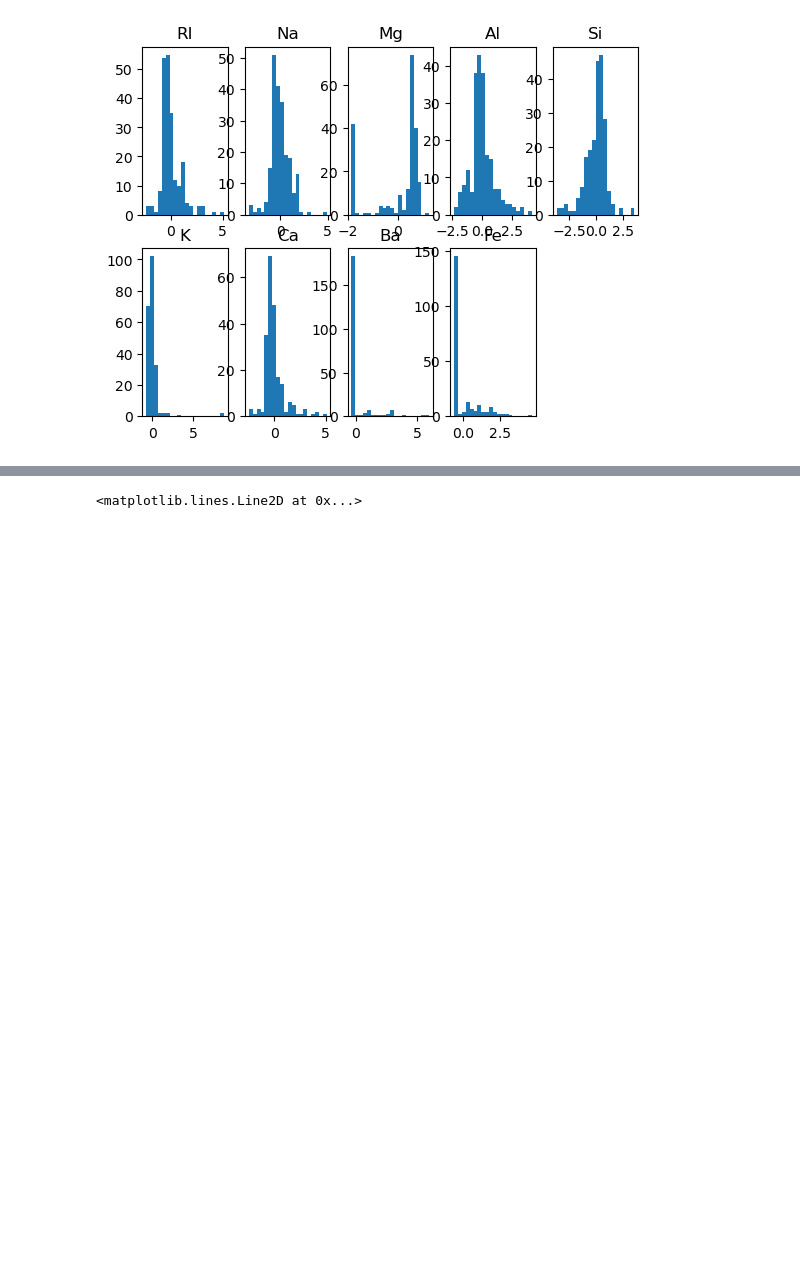
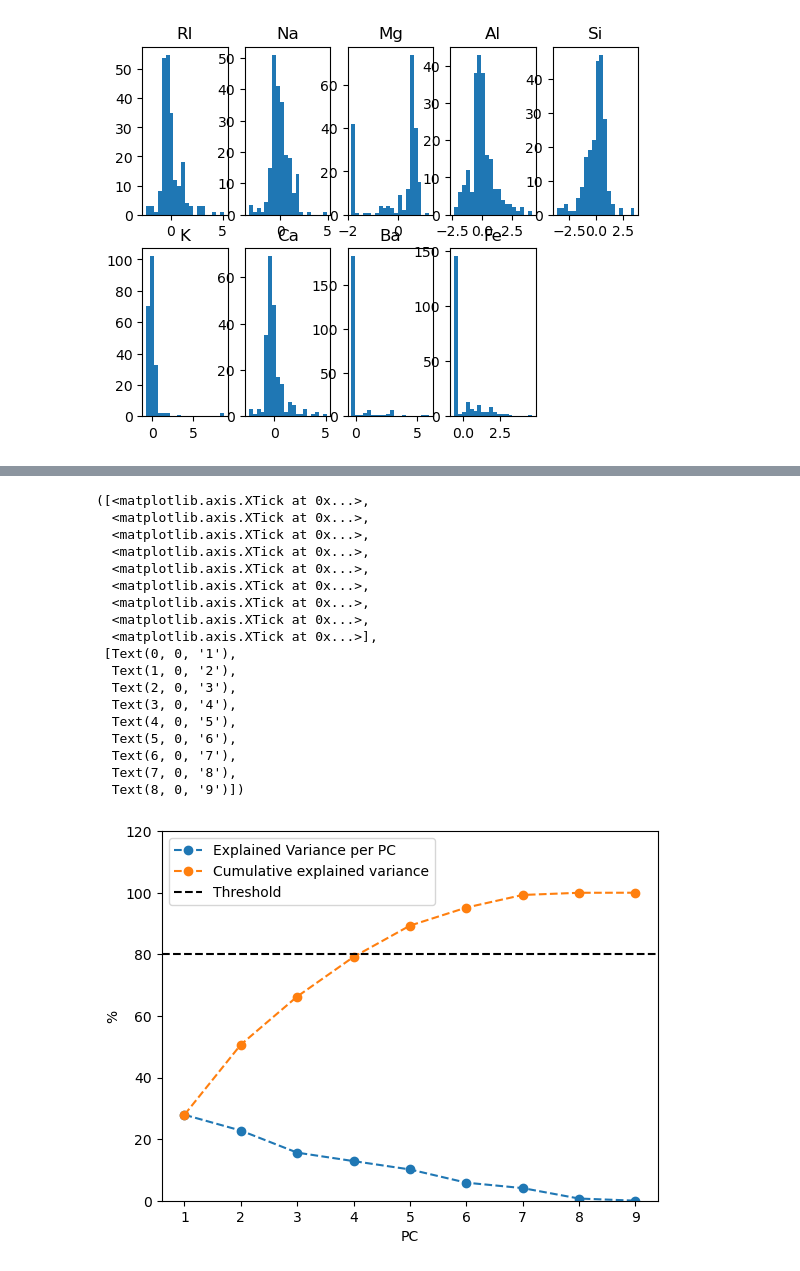
Before and after one commit to Magdk01/MLDM-Assignment-1, a Jupyter notebook: PCA.ipynb, the cells around one changed output, grey strips where cells are left out. Saved outputs shown, nothing was run; the diff lists cells and outputs as text; code cells hidden in the pictures; blank space fills up the shorter version.

```diff
--- a/PCA.ipynb
+++ b/PCA.ipynb
@@ -138,11 +106,33 @@ Eigenvectors: [[-9.28126899e-04 -1.52290883e-03 -1.37689385e-03 -3.10643441e-04
 # %%
 plt.plot((eig_val/np.sum(eig_val)*100),linestyle='--', marker='o')
 plt.ylabel('%')
+plt.xlabel('PC')
+
 
 cum_data = np.cumsum(eig_val/np.sum(eig_val)*100)
 plt.plot(cum_data,linestyle='--', marker='o',)
 plt.ylim(0,120)
-plt.legend(['Explained Variance per PC','Cumulative explained variance'])
+
 plt.axhline(80,linestyle='--',color='black')
+plt.legend(['Explained Variance per PC','Cumulative explained variance','Threshold'])
+plt.xticks(np.arange(0,9,1),np.arange(1,10,1))
 # %% [output]
-<matplotlib.lines.Line2D at 0x...>
+([<matplotlib.axis.XTick at 0x...>,
+  <matplotlib.axis.XTick at 0x...>,
+  <matplotlib.axis.XTick at 0x...>,
+  <matplotlib.axis.XTick at 0x...>,
+  <matplotlib.axis.XTick at 0x...>,
+  <matplotlib.axis.XTick at 0x...>,
+  <matplotlib.axis.XTick at 0x...>,
+  <matplotlib.axis.XTick at 0x...>,
+  <matplotlib.axis.XTick at 0x...>],
+ [Text(0, 0, '1'),
+  Text(1, 0, '2'),
+  Text(2, 0, '3'),
+  Text(3, 0, '4'),
+  Text(4, 0, '5'),
+  Text(5, 0, '6'),
+  Text(6, 0, '7'),
+  Text(7, 0, '8'),
+  Text(8, 0, '9')])
+[figure, added]
```
Also changed, not shown: parts of 9 cells of this notebook.
